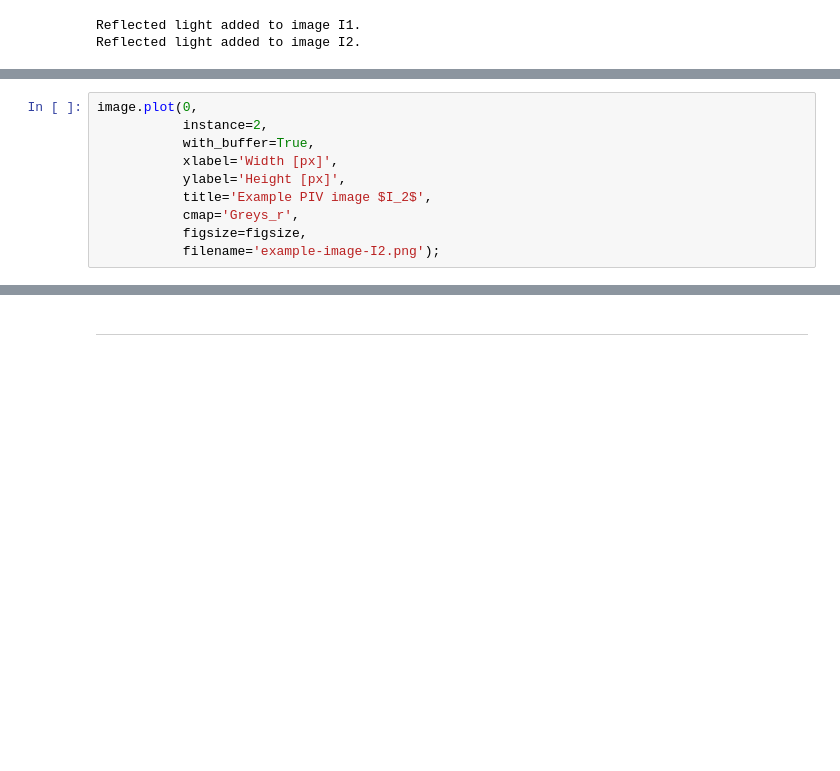
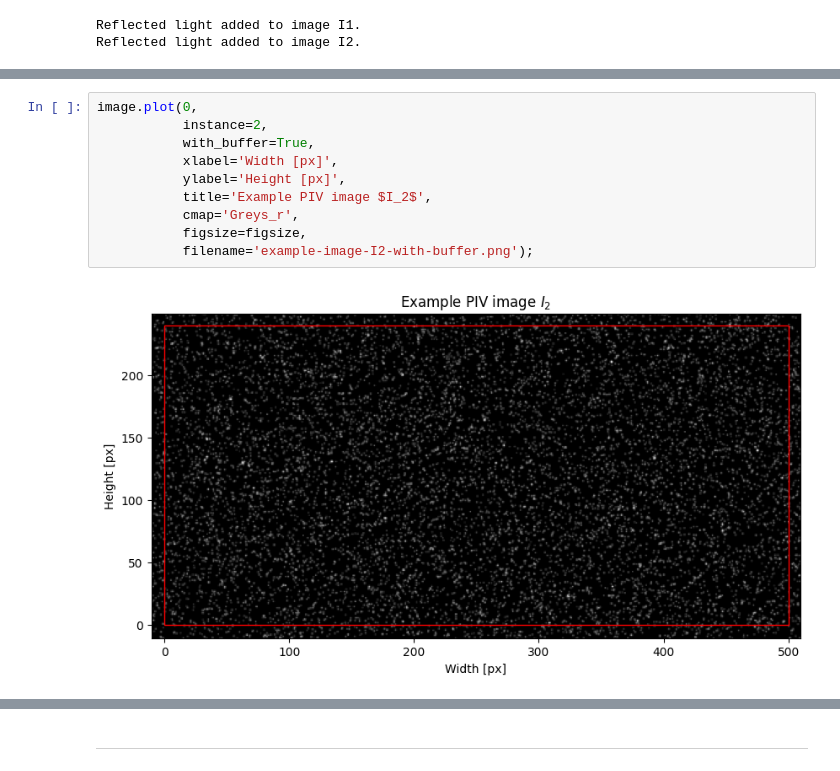
Before and after one commit to kamilazdybal/pykitPIV, a Jupyter notebook: jupyter-notebooks/pykitPIV-main-workflow.ipynb, the cells around one changed output, grey strips where cells are left out. Saved outputs shown, nothing was run; the diff lists cells and outputs as text; blank space fills up the shorter version.

```diff
--- a/jupyter-notebooks/pykitPIV-main-workflow.ipynb
+++ b/jupyter-notebooks/pykitPIV-main-workflow.ipynb
@@ -212,12 +210,14 @@ image.plot(0,
 # %%
 image.plot(0,
            instance=2,
            with_buffer=True,
            xlabel='Width [px]',
            ylabel='Height [px]',
            title='Example PIV image $I_2$',
            cmap='Greys_r',
            figsize=figsize,
-           filename='example-image-I2.png');
+           filename='example-image-I2-with-buffer.png');
+# %% [output]
+[figure, added]
 # %%
 image.plot_image_pair(0,
```
Also changed, not shown: parts of 7 cells of this notebook, 3 other files.
